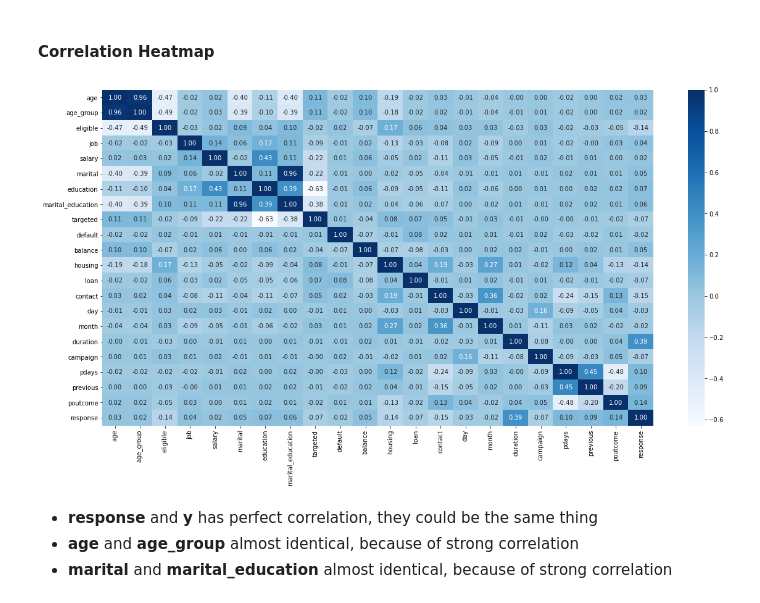
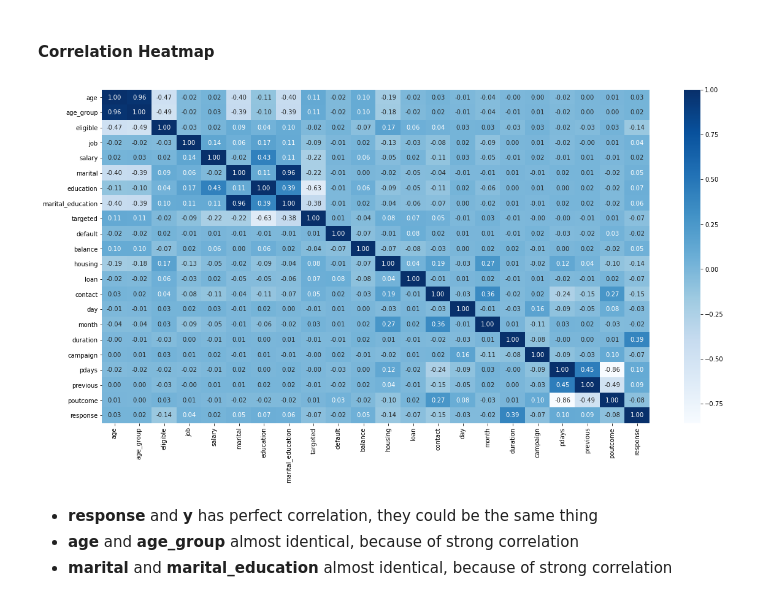
Before and after one commit to dendihandian/data-portfolio, a Jupyter notebook: bank-marketing/bank-marketing.ipynb, the cells around one changed output. Saved outputs shown, nothing was run; the diff lists cells and outputs as text; code cells hidden in the pictures.

```diff
--- a/bank-marketing/bank-marketing.ipynb
+++ b/bank-marketing/bank-marketing.ipynb
@@ -156,3 +166,0 @@ There is no missing value
-# %%
-df['poutcome'] = df['poutcome'].apply(lambda poutcome: 'other' if poutcome == 'unknown' else poutcome)
-df['poutcome'].unique()
@@ -289,15 +295,15 @@ plt.show();
 #### Correlation Heatmap
 # %%
 # label encoding for heatmap
-df_encoded = df.copy()
-for feature in df_encoded.select_dtypes(include='object').columns.tolist():
-    df_encoded[feature] = df_encoded[feature].astype('category').cat.codes
+edf = df.copy()
+for feature in edf.select_dtypes(include='object').columns.tolist():
+    edf[feature] = edf[feature].astype('category').cat.codes
 
 plt.figure(figsize=(20, 10))
-sns.heatmap(df_encoded.corr(), cmap='Blues', annot=True, fmt='.2f')
+sns.heatmap(edf.corr(), cmap='Blues', annot=True, fmt='.2f')
 plt.show();
 # %% [output]
-[figure, old version]
+[figure, new version]
 # %% [markdown]
 - **response** and **y** has perfect correlation, they could be the same thing
 - **age** and **age_group** almost identical, because of strong correlation
```
Also changed, not shown: parts of 28 cells of this notebook.
